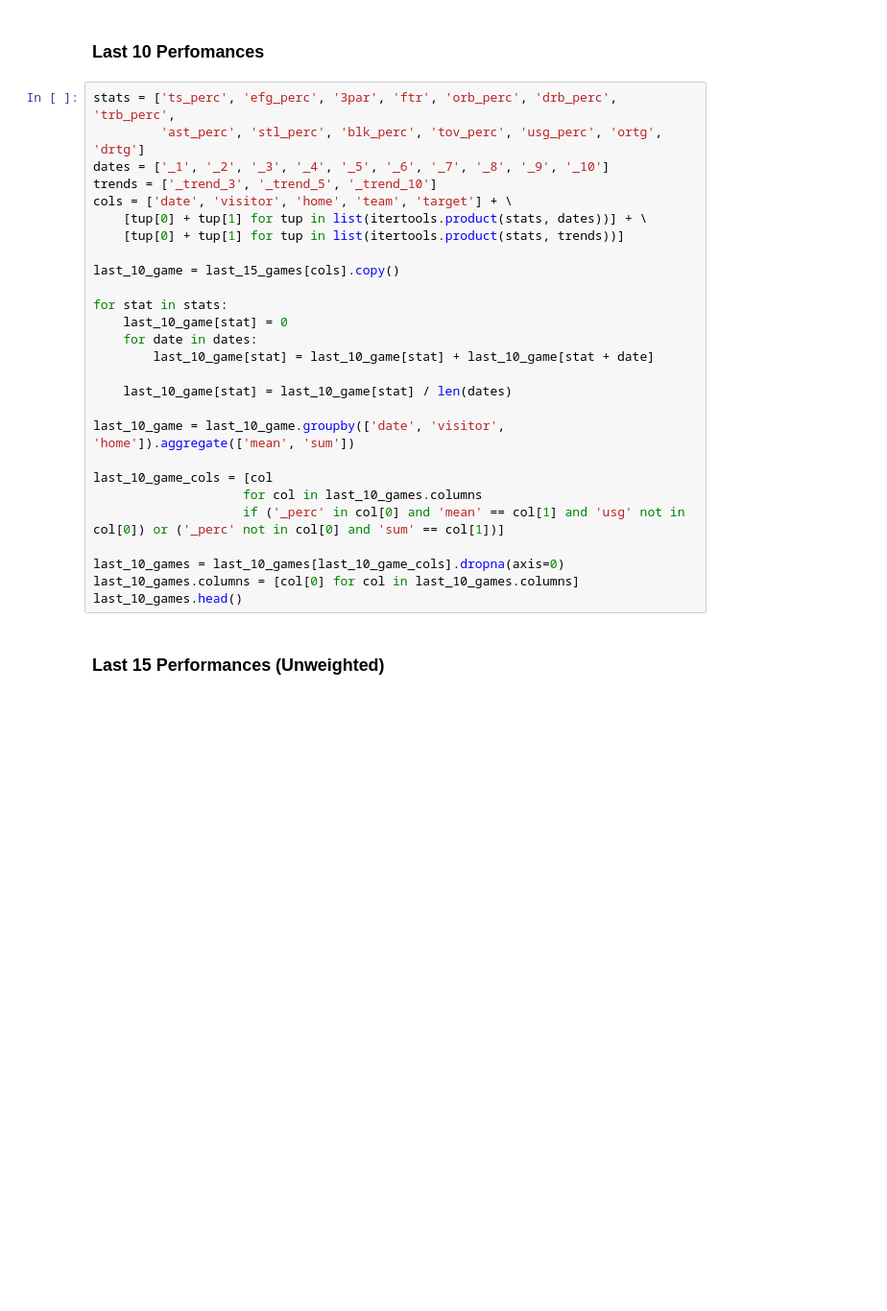
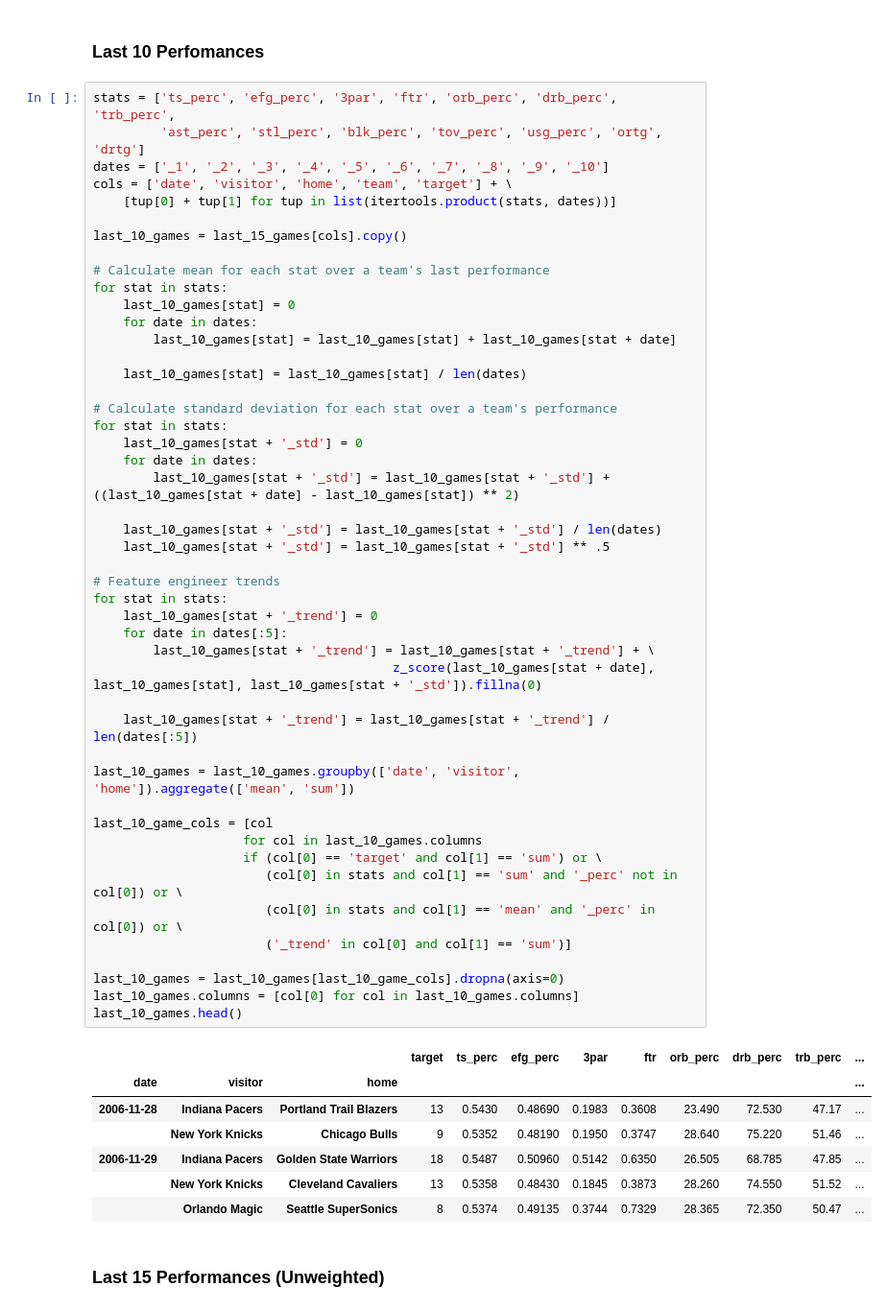
Before and after one commit to tylerengland25/NBA, a Jupyter notebook: backend/analysis/3p_advanced_totals.ipynb, the cells around one changed output. Shown at 96% size. Cells and saved outputs as stored; diff of their text form; blank space fills up the shorter version.

```diff
--- a/backend/analysis/3p_advanced_totals.ipynb
+++ b/backend/analysis/3p_advanced_totals.ipynb
@@ -348,30 +305,58 @@ NameError: name 'last_5_games' is not defined
 # %%
 stats = ['ts_perc', 'efg_perc', '3par', 'ftr', 'orb_perc', 'drb_perc', 'trb_perc',
          'ast_perc', 'stl_perc', 'blk_perc', 'tov_perc', 'usg_perc', 'ortg', 'drtg']
 dates = ['_1', '_2', '_3', '_4', '_5', '_6', '_7', '_8', '_9', '_10']
-trends = ['_trend_3', '_trend_5', '_trend_10']
 cols = ['date', 'visitor', 'home', 'team', 'target'] + \
-    [tup[0] + tup[1] for tup in list(itertools.product(stats, dates))] + \
-    [tup[0] + tup[1] for tup in list(itertools.product(stats, trends))]
+    [tup[0] + tup[1] for tup in list(itertools.product(stats, dates))]
 
-last_10_game = last_15_games[cols].copy()
+last_10_games = last_15_games[cols].copy()
 
+# Calculate mean for each stat over a team's last performance
 for stat in stats:
-    last_10_game[stat] = 0
+    last_10_games[stat] = 0
     for date in dates:
-        last_10_game[stat] = last_10_game[stat] + last_10_game[stat + date]
+        last_10_games[stat] = last_10_games[stat] + last_10_games[stat + date]
 
-    last_10_game[stat] = last_10_game[stat] / len(dates)
+    last_10_games[stat] = last_10_games[stat] / len(dates)
 
-last_10_game = last_10_game.groupby(['date', 'visitor', 'home']).aggregate(['mean', 'sum'])
+# Calculate standard deviation for each stat over a team's performance
+for stat in stats:
+    last_10_games[stat + '_std'] = 0
+    for date in dates:
+        last_10_games[stat + '_std'] = last_10_games[stat + '_std'] + ((last_10_games[stat + date] - last_10_games[stat]) ** 2)
+
+    last_10_games[stat + '_std'] = last_10_games[stat + '_std'] / len(dates)
+    last_10_games[stat + '_std'] = last_10_games[stat + '_std'] ** .5
+
+# Feature engineer trends
+for stat in stats:
+    last_10_games[stat + '_trend'] = 0
+    for date in dates[:5]:
+        last_10_games[stat + '_trend'] = last_10_games[stat + '_trend'] + \
+                                        z_score(last_10_games[stat + date], last_10_games[stat], last_10_games[stat + '_std']).fillna(0)
+
+    last_10_games[stat + '_trend'] = last_10_games[stat + '_trend'] / len(dates[:5])
+
+last_10_games = last_10_games.groupby(['date', 'visitor', 'home']).aggregate(['mean', 'sum'])
 
 last_10_game_cols = [col
                     for col in last_10_games.columns
-                    if ('_perc' in col[0] and 'mean' == col[1] and 'usg' not in col[0]) or ('_perc' not in col[0] and 'sum' == col[1])]
+                    if (col[0] == 'target' and col[1] == 'sum') or \
+                       (col[0] in stats and col[1] == 'sum' and '_perc' not in col[0]) or \
+                       (col[0] in stats and col[1] == 'mean' and '_perc' in col[0]) or \
+                       ('_trend' in col[0] and col[1] == 'sum')]
 
 last_10_games = last_10_games[last_10_game_cols].dropna(axis=0)
 last_10_games.columns = [col[0] for col in last_10_games.columns]
 last_10_games.head()
+# %% [output]
+|  |  |  | target | ts_perc | efg_perc | 3par | ftr | orb_perc | drb_perc | trb_perc | ... |
+| date | visitor | home |  |  |  |  |  |  |  |  | ... |
+| 2006-11-28 | Indiana Pacers | Portland Trail Blazers | 13 | 0.5430 | 0.48690 | 0.1983 | 0.3608 | 23.490 | 72.530 | 47.17 | ... |
+|  | New York Knicks | Chicago Bulls | 9 | 0.5352 | 0.48190 | 0.1950 | 0.3747 | 28.640 | 75.220 | 51.46 | ... |
+| 2006-11-29 | Indiana Pacers | Golden State Warriors | 18 | 0.5487 | 0.50960 | 0.5142 | 0.6350 | 26.505 | 68.785 | 47.85 | ... |
+|  | New York Knicks | Cleveland Cavaliers | 13 | 0.5358 | 0.48430 | 0.1845 | 0.3873 | 28.260 | 74.550 | 51.52 | ... |
+|  | Orlando Magic | Seattle SuperSonics | 8 | 0.5374 | 0.49135 | 0.3744 | 0.7329 | 28.365 | 72.350 | 50.47 | ... |
 # %% [markdown]
 ### Last 15 Performances (Unweighted)
 # %%
```
Also changed, not shown: parts of 14 cells of this notebook, 2 other files.
